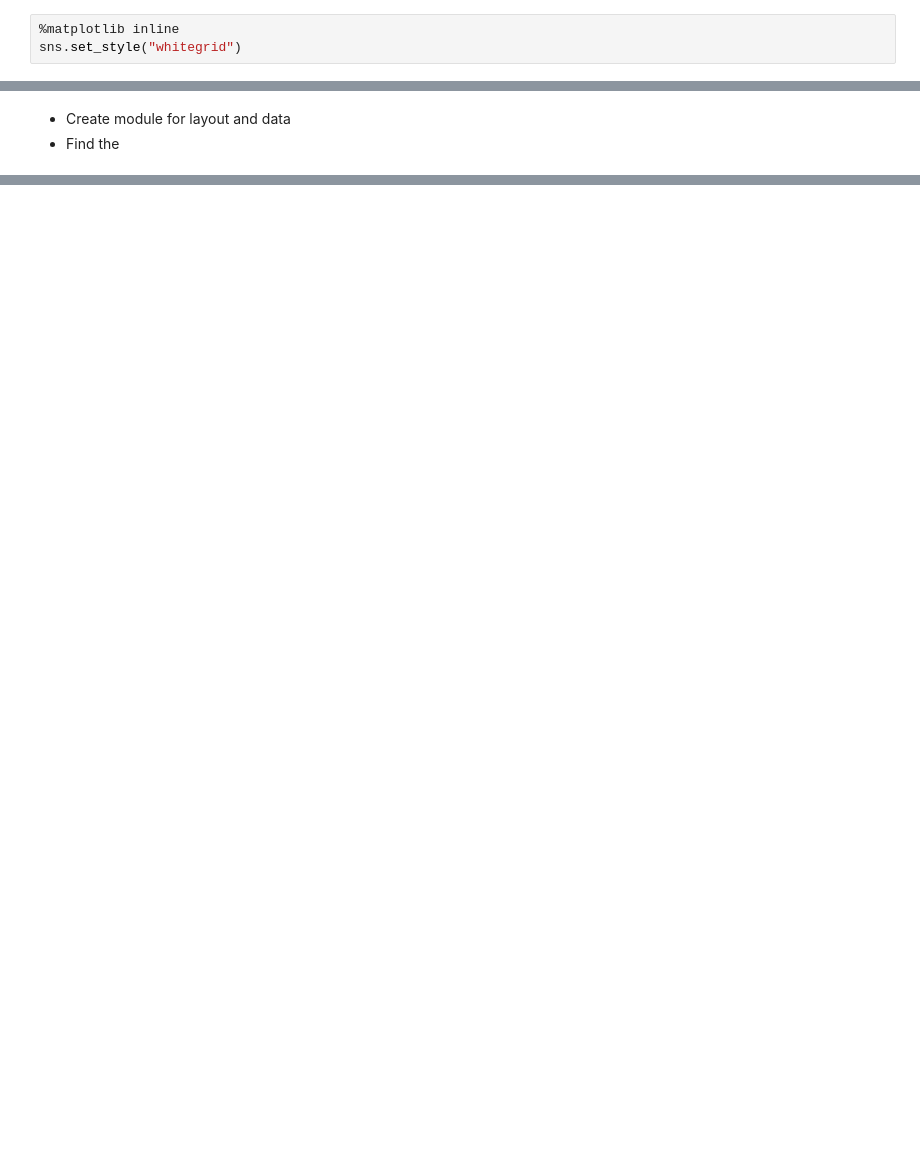
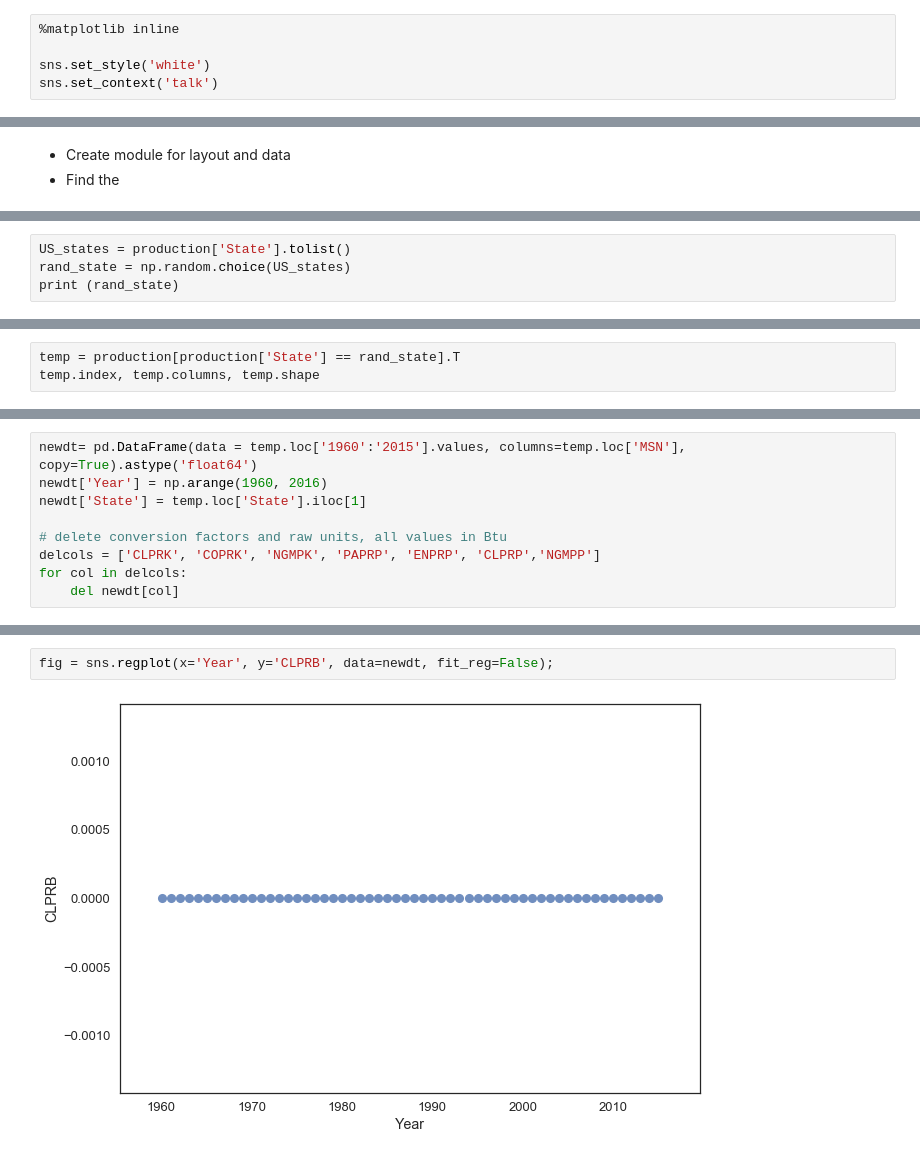
Before and after one commit to cycustodio/python-data-science, a Jupyter notebook: US Coal Data.ipynb, the cells around one changed output, grey strips where cells are left out. Drawn from its saved outputs; the diff is of its cells as text; blank space fills up the shorter version.

Commit message:
Cleaning and plotting consumption data

```diff
--- a/US Coal Data.ipynb
+++ b/US Coal Data.ipynb
@@ -10,7 +10,9 @@ import matplotlib.pyplot as plt
 import seaborn as sns
 # %%
 %matplotlib inline
-sns.set_style("whitegrid")
+
+sns.set_style('white')
+sns.set_context('talk')
 # %%
 # Read in production, consumption and description csv files.
 
@@ -250,0 +198,4 @@ iplot( fig, filename='d3-cloropleth-map' )
+# %%
+US_states = production['State'].tolist()
+rand_state = np.random.choice(US_states)
+print (rand_state)
@@ -250,0 +204,3 @@ iplot( fig, filename='d3-cloropleth-map' )
+# %%
+temp = production[production['State'] == rand_state].T
+temp.index, temp.columns, temp.shape
@@ -250,0 +240,9 @@ iplot( fig, filename='d3-cloropleth-map' )
+# %%
+newdt= pd.DataFrame(data = temp.loc['1960':'2015'].values, columns=temp.loc['MSN'], copy=True).astype('float64')
+newdt['Year'] = np.arange(1960, 2016)
+newdt['State'] = temp.loc['State'].iloc[1]
+
+# delete conversion factors and raw units, all values in Btu
+delcols = ['CLPRK', 'COPRK', 'NGMPK', 'PAPRP', 'ENPRP', 'CLPRP','NGMPP']
+for col in delcols:
+    del newdt[col]
@@ -250,0 +274,4 @@ iplot( fig, filename='d3-cloropleth-map' )
+# %%
+fig = sns.regplot(x='Year', y='CLPRB', data=newdt, fit_reg=False);
+# %% [output]
+[figure, added]
```
Also changed, not shown: parts of 24 cells of this notebook.
